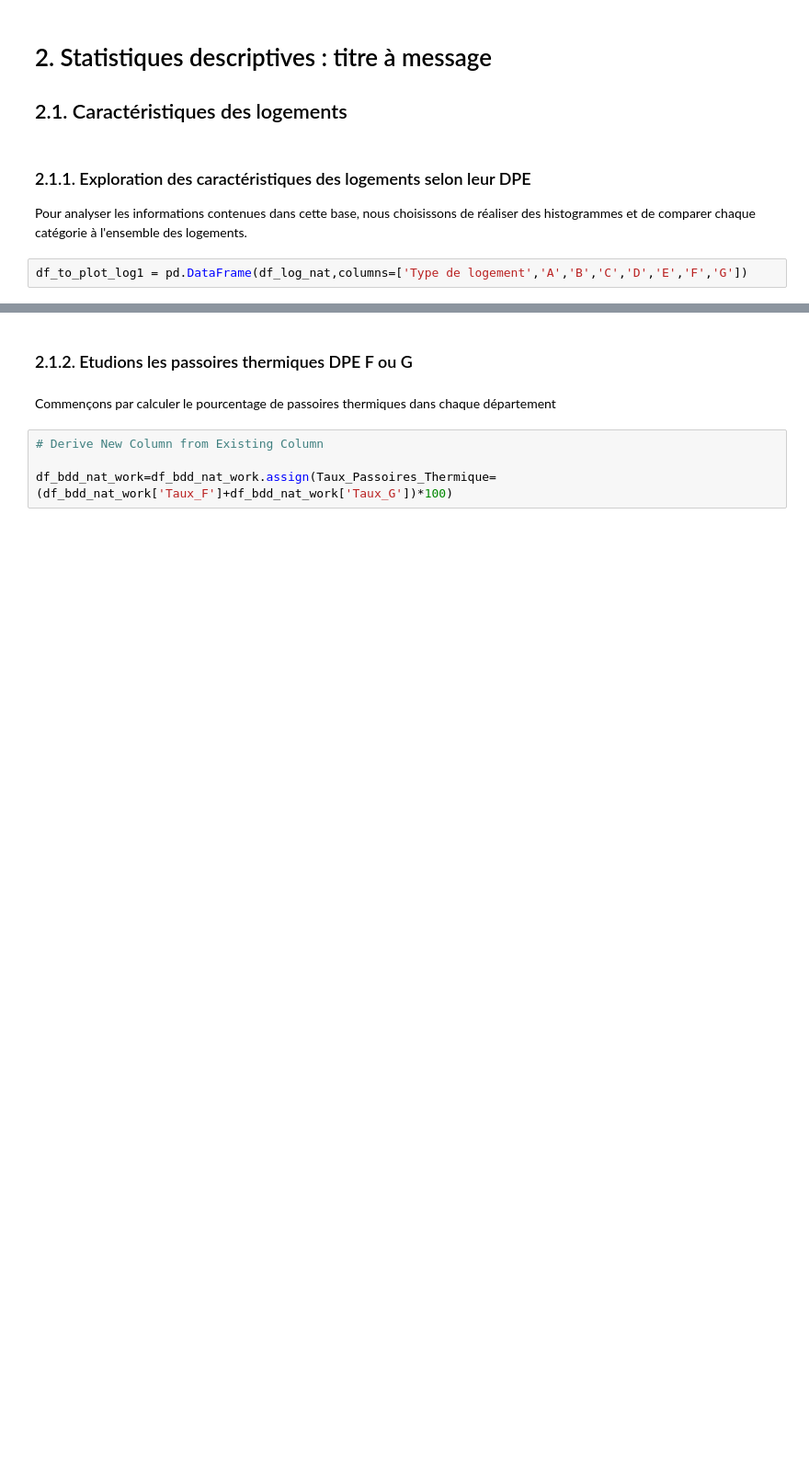
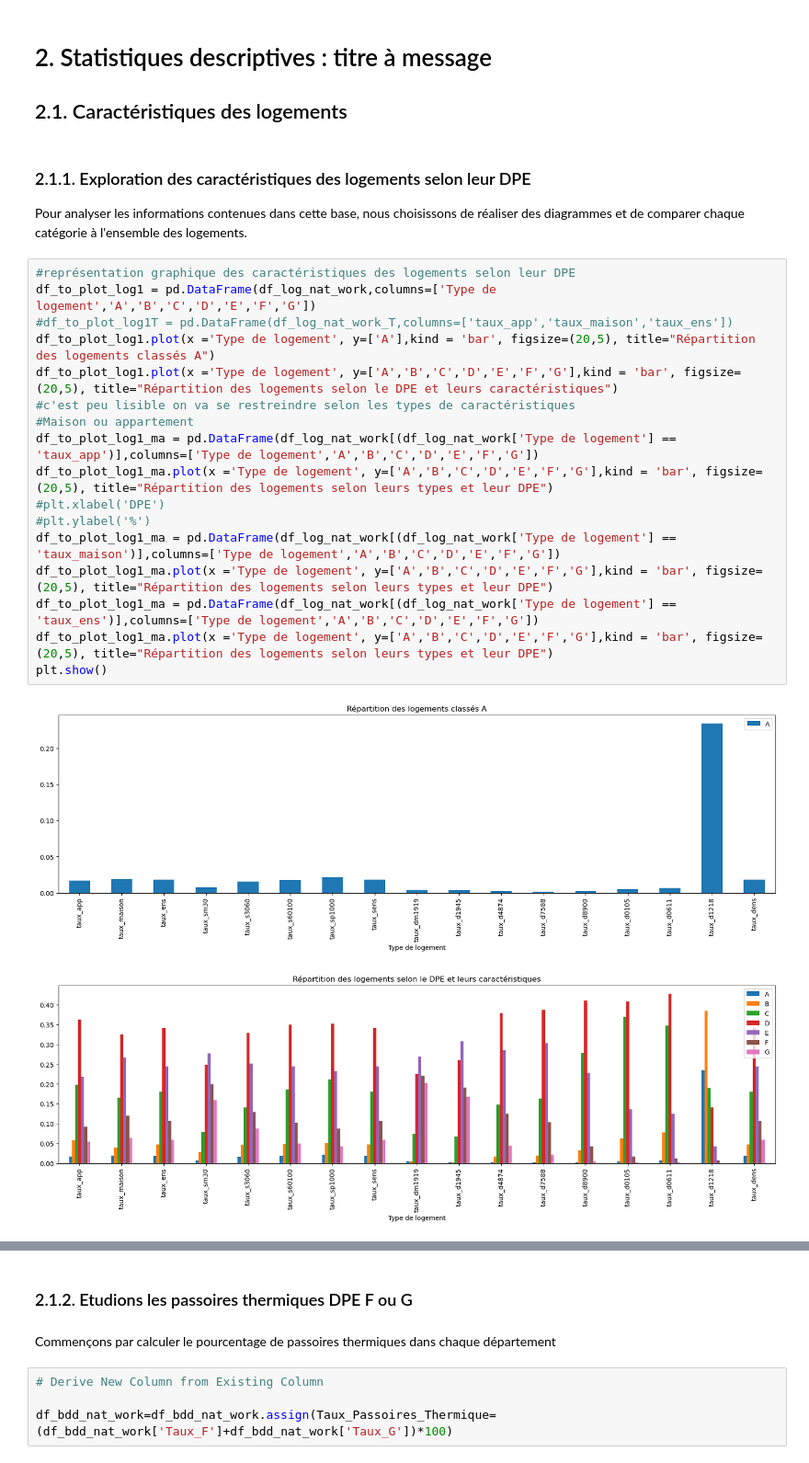
Before and after one commit to f-b-l/python2A, a Jupyter notebook: debut projet-LP-21-10-22.ipynb, the cells around one changed output, grey strips where cells are left out. Shown at 92% size. Drawn from its saved outputs; the diff is of its cells as text; blank space fills up the shorter version.

```diff
--- a/debut projet-LP-21-10-22.ipynb
+++ b/debut projet-LP-21-10-22.ipynb
@@ -316,6 +500,24 @@ NameError: name 'df_hab_nat' is not defined
 ## 2.1. Caractéristiques des logements
 # %% [markdown]
 ### 2.1.1. Exploration des caractéristiques des logements selon leur DPE
-Pour analyser les informations contenues dans cette base, nous choisissons de réaliser des histogrammes et de comparer chaque catégorie à l'ensemble des logements.
+Pour analyser les informations contenues dans cette base, nous choisissons de réaliser des diagrammes et de comparer chaque catégorie à l'ensemble des logements.
 # %%
-df_to_plot_log1 = pd.DataFrame(df_log_nat,columns=['Type de logement','A','B','C','D','E','F','G'])
+#représentation graphique des caractéristiques des logements selon leur DPE
+df_to_plot_log1 = pd.DataFrame(df_log_nat_work,columns=['Type de logement','A','B','C','D','E','F','G'])
+#df_to_plot_log1T = pd.DataFrame(df_log_nat_work_T,columns=['taux_app','taux_maison','taux_ens'])
+df_to_plot_log1.plot(x ='Type de logement', y=['A'],kind = 'bar', figsize=(20,5), title="Répartition des logements classés A")
+df_to_plot_log1.plot(x ='Type de logement', y=['A','B','C','D','E','F','G'],kind = 'bar', figsize=(20,5), title="Répartition des logements selon le DPE et leurs caractéristiques")
+#c'est peu lisible on va se restreindre selon les types de caractéristiques
+#Maison ou appartement
+df_to_plot_log1_ma = pd.DataFrame(df_log_nat_work[(df_log_nat_work['Type de logement'] == 'taux_app')],columns=['Type de logement','A','B','C','D','E','F','G'])
+df_to_plot_log1_ma.plot(x ='Type de logement', y=['A','B','C','D','E','F','G'],kind = 'bar', figsize=(20,5), title="Répartition des logements selon leurs types et leur DPE")
+#plt.xlabel('DPE')
+#plt.ylabel('%')
+df_to_plot_log1_ma = pd.DataFrame(df_log_nat_work[(df_log_nat_work['Type de logement'] == 'taux_maison')],columns=['Type de logement','A','B','C','D','E','F','G'])
+df_to_plot_log1_ma.plot(x ='Type de logement', y=['A','B','C','D','E','F','G'],kind = 'bar', figsize=(20,5), title="Répartition des logements selon leurs types et leur DPE")
+df_to_plot_log1_ma = pd.DataFrame(df_log_nat_work[(df_log_nat_work['Type de logement'] == 'taux_ens')],columns=['Type de logement','A','B','C','D','E','F','G'])
+df_to_plot_log1_ma.plot(x ='Type de logement', y=['A','B','C','D','E','F','G'],kind = 'bar', figsize=(20,5), title="Répartition des logements selon leurs types et leur DPE")
+plt.show()
+# %% [output]
+[figure, added]
+[figure, added]
```
Also changed, not shown: parts of 25 cells of this notebook.
